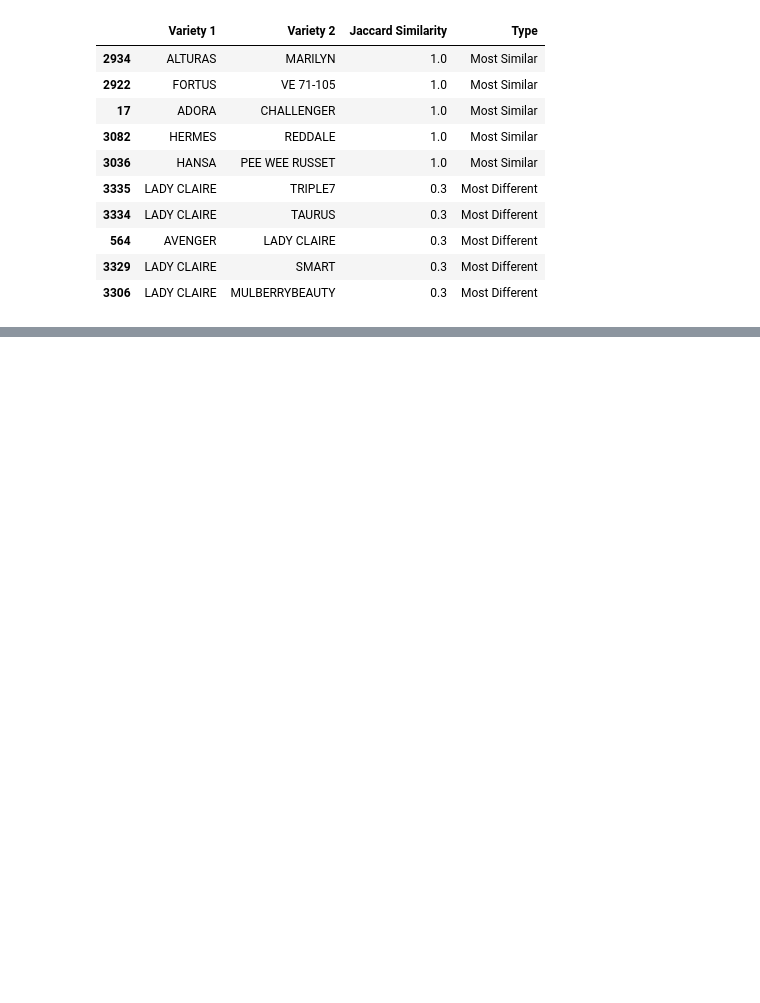
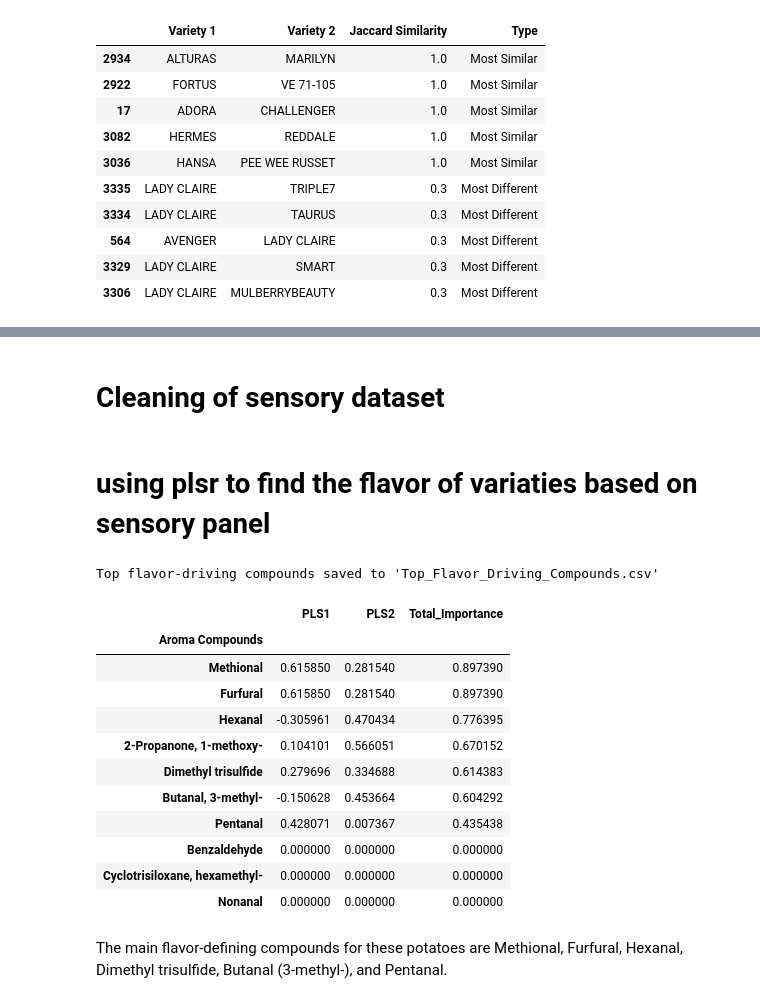
Before and after one commit to Fatemeh1362/internship, a Jupyter notebook: compound_analysis.ipynb, the cells around one changed output, grey strips where cells are left out. Drawn from its saved outputs; the diff is of its cells as text; code cells hidden in the pictures; blank space fills up the shorter version.

```diff
--- a/compound_analysis.ipynb
+++ b/compound_analysis.ipynb
@@ -536,0 +582,56 @@ top_pairs
+# %% [markdown]
+# Cleaning of sensory dataset
+# %% [markdown]
+# using plsr to find the flavor of variaties based on sensory panel
+# %%
+from sklearn.preprocessing import StandardScaler
+from sklearn.cross_decomposition import PLSRegression
+import pandas as pd
+
+# Load sensory panel data
+sensory = pd.read_excel(r"C:\Users\fatemehm\OneDrive - Royal HZPC Group\Desktop\internship\bio_rep1\compound_analysis\Sensorial profiling SD 2005.xlsx")
+sensory['VARIETY'] = sensory['VARIETY'].astype(str).str.strip()
+sensory.set_index('VARIETY', inplace=True)
+sensory_traits = sensory.iloc[:, 3:47].apply(pd.to_numeric, errors='coerce')
+sensory_traits = sensory_traits.drop(columns=[c for c in sensory_traits.columns if "Unnamed" in str(c)], errors='ignore')
+sensory_traits = sensory_traits.groupby(sensory_traits.index).mean().fillna(sensory_traits.mean())
+
+#Align datasets
+common_varieties = sorted(set(variety_aroma_matrix.index).intersection(sensory_traits.index))
+X = variety_aroma_matrix.loc[common_varieties]
+Y = sensory_traits.loc[common_varieties]
+
+
+#  Standardize
+X_scaled = StandardScaler().fit_transform(X)
+Y_scaled = StandardScaler().fit_transform(Y)
+
+# PLSR
+pls = PLSRegression(n_components=2)
+pls.fit(X_scaled, Y_scaled)
+
+# Get top compounds driving flavor
+compound_importance = pd.DataFrame(pls.x_loadings_, index=X.columns, columns=['PLS1', 'PLS2'])
+compound_importance['Total_Importance'] = compound_importance.abs().sum(axis=1)
+top_flavor_compounds = compound_importance.sort_values('Total_Importance', ascending=False).head(20)
+
+# Save results
+top_flavor_compounds.to_csv(r"C:\Users\fatemehm\OneDrive - Royal HZPC Group\Desktop\internship\bio_rep1\compound_analysis\Top_Flavor_Driving_Compounds.csv")
+print("Top flavor-driving compounds saved to 'Top_Flavor_Driving_Compounds.csv'")
+top_flavor_compounds
+# %% [output]
+Top flavor-driving compounds saved to 'Top_Flavor_Driving_Compounds.csv'
+|  | PLS1 | PLS2 | Total_Importance |
+| Aroma Compounds |  |  |  |
+| Methional | 0.615850 | 0.281540 | 0.897390 |
+| Furfural | 0.615850 | 0.281540 | 0.897390 |
+| Hexanal | -0.305961 | 0.470434 | 0.776395 |
+| 2-Propanone, 1-methoxy- | 0.104101 | 0.566051 | 0.670152 |
+| Dimethyl trisulfide | 0.279696 | 0.334688 | 0.614383 |
+| Butanal, 3-methyl- | -0.150628 | 0.453664 | 0.604292 |
+| Pentanal | 0.428071 | 0.007367 | 0.435438 |
+| Benzaldehyde | 0.000000 | 0.000000 | 0.000000 |
+| Cyclotrisiloxane, hexamethyl- | 0.000000 | 0.000000 | 0.000000 |
+| Nonanal | 0.000000 | 0.000000 | 0.000000 |
+# %% [markdown]
+The main flavor‑defining compounds for these potatoes are Methional, Furfural, Hexanal, Dimethyl trisulfide, Butanal (3‑methyl‑), and Pentanal.
```
Also changed, not shown: parts of 6 cells of this notebook.
